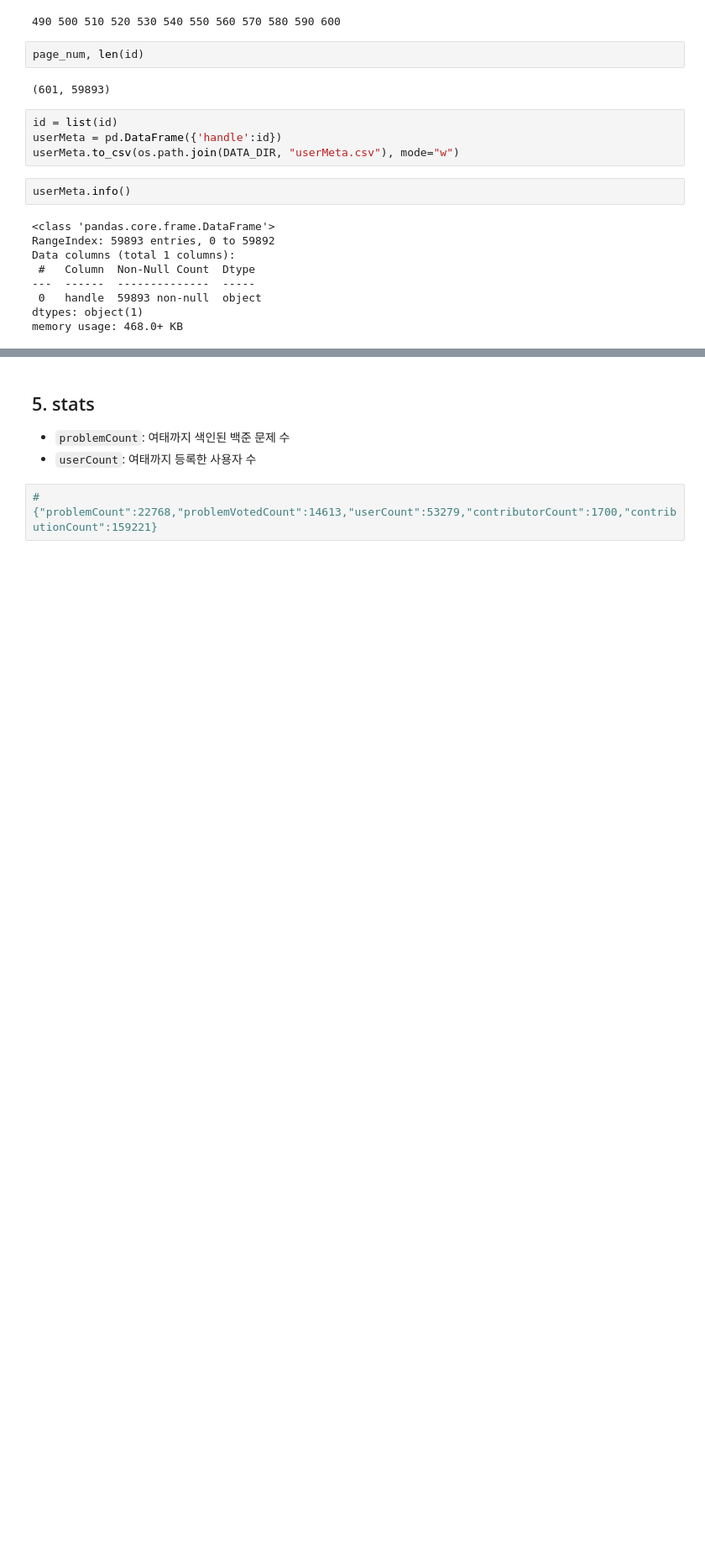
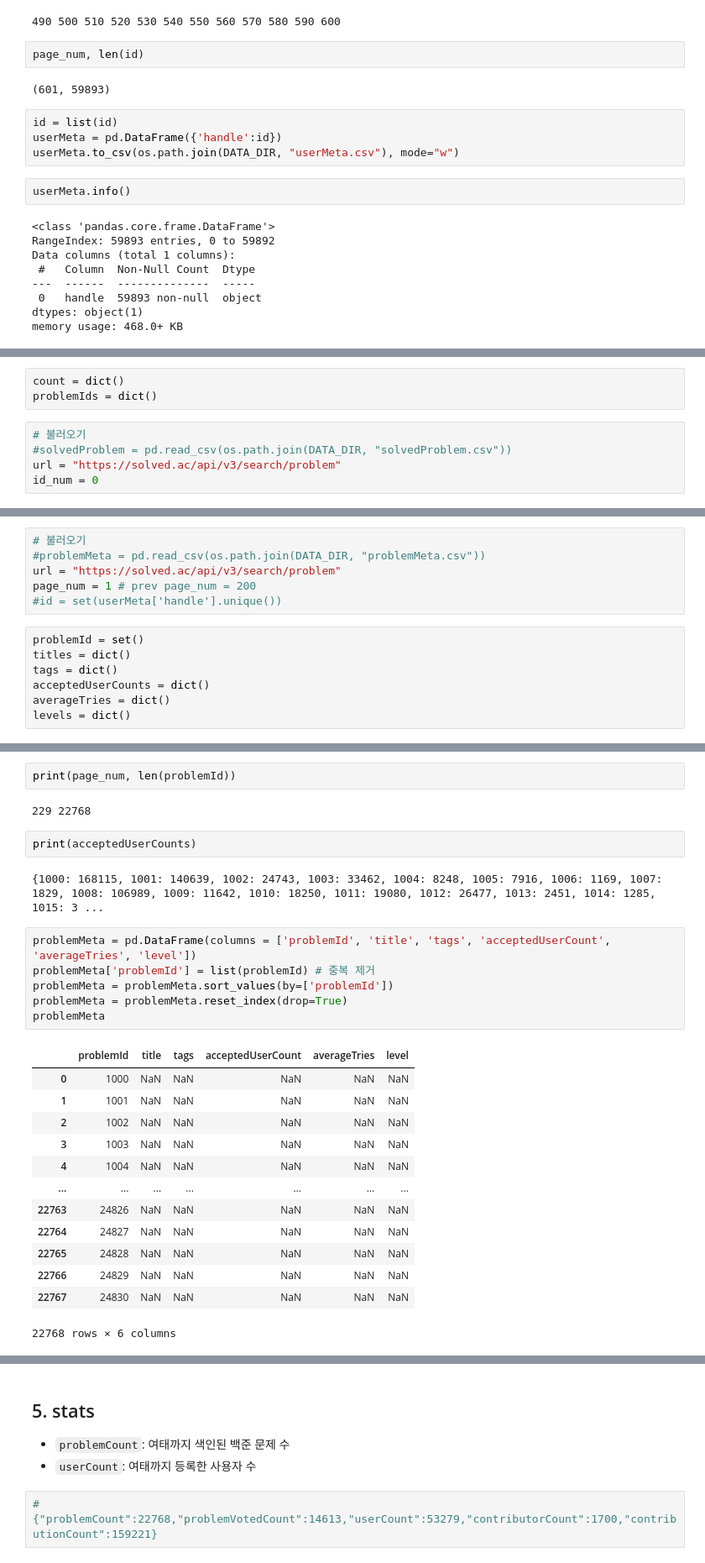
Before and after one commit to Capstone-Algo-Recommendation/ML-recommendation, a Jupyter notebook: data/get_data.ipynb, the cells around one changed output, grey strips where cells are left out. Shown at 84% size. Cells and saved outputs as stored; diff of their text form; blank space fills up the shorter version.

Commit message:
데이터 수집: problemMeta

```diff
--- a/data/get_data.ipynb
+++ b/data/get_data.ipynb
@@ -82,0 +94,8 @@ memory usage: 468.0+ KB
+# %%
+count = dict()
+problemIds = dict()
+# %%
+# 불러오기
+#solvedProblem = pd.read_csv(os.path.join(DATA_DIR, "solvedProblem.csv"))
+url = "https://solved.ac/api/v3/search/problem"
+id_num = 0
@@ -89,0 +166,13 @@ memory usage: 468.0+ KB
+# %%
+# 불러오기
+#problemMeta = pd.read_csv(os.path.join(DATA_DIR, "problemMeta.csv"))
+url = "https://solved.ac/api/v3/search/problem"
+page_num = 1 # prev page_num = 200
+#id = set(userMeta['handle'].unique())
+# %%
+problemId = set()
+titles = dict()
+tags = dict()
+acceptedUserCounts = dict()
+averageTries = dict()
+levels = dict()
@@ -89,0 +228,28 @@ memory usage: 468.0+ KB
+# %%
+print(page_num, len(problemId))
+# %% [output]
+229 22768
+# %%
+print(acceptedUserCounts)
+# %% [output]
+{1000: 168115, 1001: 140639, 1002: 24743, 1003: 33462, 1004: 8248, 1005: 7916, 1006: 1169, 1007: 1829, 1008: 106989, 1009: 11642, 1010: 18250, 1011: 19080, 1012: 26477, 1013: 2451, 1014: 1285, 1015: 3 ...
+# %%
+problemMeta = pd.DataFrame(columns = ['problemId', 'title', 'tags', 'acceptedUserCount', 'averageTries', 'level'])
+problemMeta['problemId'] = list(problemId) # 중복 제거
+problemMeta = problemMeta.sort_values(by=['problemId'])
+problemMeta = problemMeta.reset_index(drop=True)
+problemMeta
+# %% [output]
+|  | problemId | title | tags | acceptedUserCount | averageTries | level |
+| 0 | 1000 | NaN | NaN | NaN | NaN | NaN |
+| 1 | 1001 | NaN | NaN | NaN | NaN | NaN |
+| 2 | 1002 | NaN | NaN | NaN | NaN | NaN |
+| 3 | 1003 | NaN | NaN | NaN | NaN | NaN |
+| 4 | 1004 | NaN | NaN | NaN | NaN | NaN |
+| ... | ... | ... | ... | ... | ... | ... |
+| 22763 | 24826 | NaN | NaN | NaN | NaN | NaN |
+| 22764 | 24827 | NaN | NaN | NaN | NaN | NaN |
+| 22765 | 24828 | NaN | NaN | NaN | NaN | NaN |
+| 22766 | 24829 | NaN | NaN | NaN | NaN | NaN |
+| 22767 | 24830 | NaN | NaN | NaN | NaN | NaN |
+22768 rows × 6 columns
```
Also changed, not shown: parts of 15 cells of this notebook.
